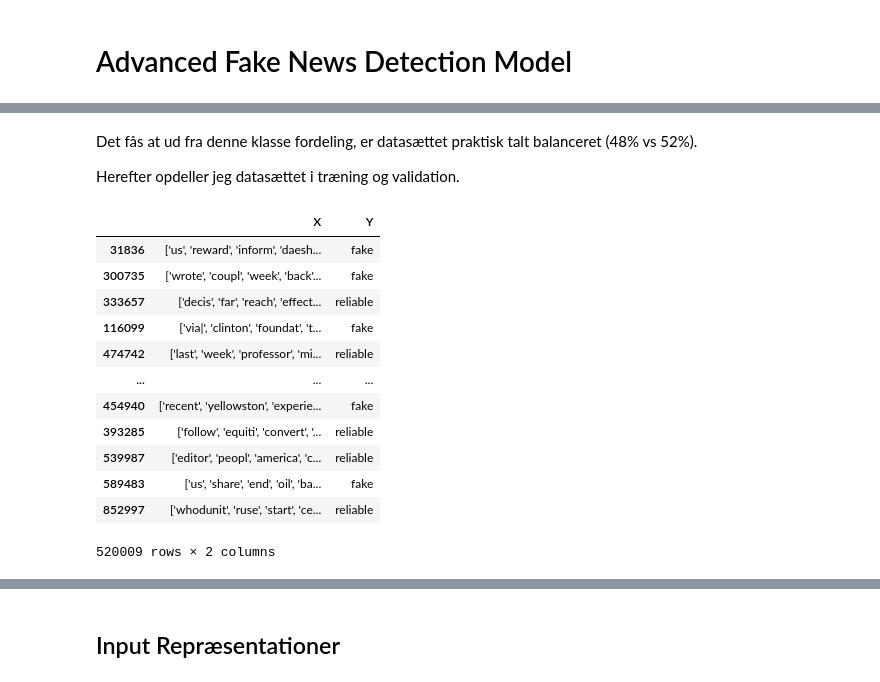
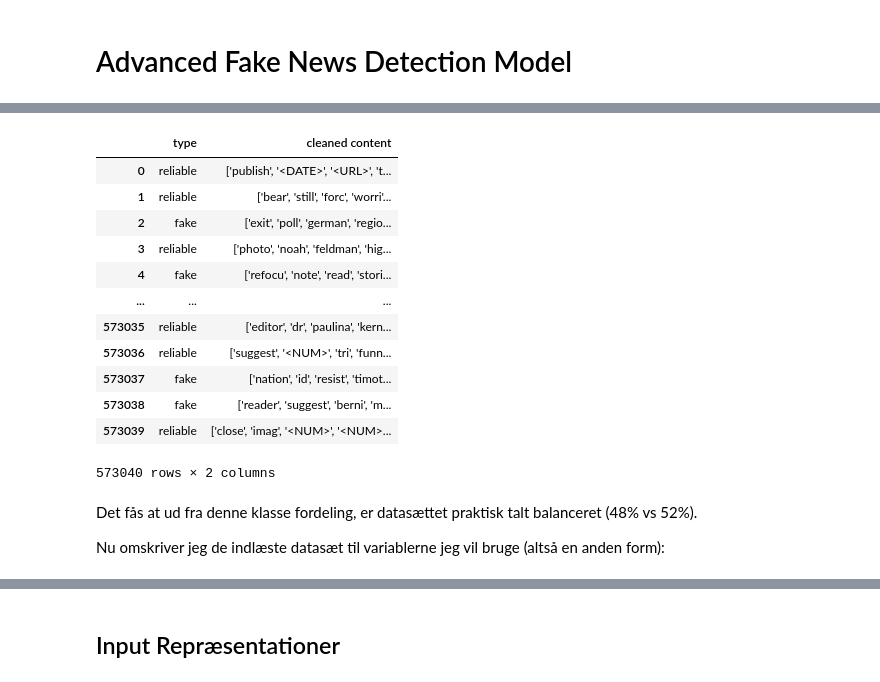
Before and after one commit to Zjt866/GDS-Fake-News-Project, a Jupyter notebook: Advanced Model/Advanced Model development.ipynb, the cells around one changed output, grey strips where cells are left out. Saved outputs shown, nothing was run; the diff lists cells and outputs as text; code cells hidden in the pictures.

```diff
--- a/Advanced Model/Advanced Model development.ipynb
+++ b/Advanced Model/Advanced Model development.ipynb
@@ -42,28 +6,25 @@ dataset
+# %%
+import pandas as pd
+
+Training_Data = pd.read_csv('../Data/Training_dataset.csv', usecols=['type', 'cleaned content'])
+Test_Data = pd.read_csv('../Data/Validation_dataset.csv', usecols=['type', 'cleaned content']) # her menes validation men skrives test ¯\_(ツ)_/¯
+
+Training_Data
+# %% [output]
+|  | type | cleaned content |
+| 0 | reliable | ['publish', '<DATE>', '<URL>', 't... |
+| 1 | reliable | ['bear', 'still', 'forc', 'worri'... |
+| 2 | fake | ['exit', 'poll', 'german', 'regio... |
+| 3 | reliable | ['photo', 'noah', 'feldman', 'hig... |
+| 4 | fake | ['refocu', 'note', 'read', 'stori... |
+| ... | ... | ... |
+| 573035 | reliable | ['editor', 'dr', 'paulina', 'kern... |
+| 573036 | reliable | ['suggest', '<NUM>', 'tri', 'funn... |
+| 573037 | fake | ['nation', 'id', 'resist', 'timot... |
+| 573038 | fake | ['reader', 'suggest', 'berni', 'm... |
+| 573039 | reliable | ['close', 'imag', '<NUM>', '<NUM>... |
+573040 rows × 2 columns
 # %% [markdown]
 Det fås at ud fra denne klasse fordeling, er datasættet praktisk talt balanceret (48% vs 52%).
 
-Herefter opdeller jeg datasættet i træning og validation.
+Nu omskriver jeg de indlæste datasæt til variablerne jeg vil bruge (altså en anden form):
-# %%
-from sklearn.model_selection import train_test_split
-
-# Opdel i trænings- og testdatasæt
-temp = train_test_split(dataset['cleaned content'], dataset['type'], test_size=0.2, random_state=50, stratify=dataset['type'])
-
-Training_Data = pd.DataFrame({'X':temp[0], 'Y':temp[2]})
-Test_Data = pd.DataFrame({'X':temp[1], 'Y':temp[3]})
-
-Training_Data
-# %% [output]
-|  | X | Y |
-| 31836 | ['us', 'reward', 'inform', 'daesh... | fake |
-| 300735 | ['wrote', 'coupl', 'week', 'back'... | fake |
-| 333657 | ['decis', 'far', 'reach', 'effect... | reliable |
-| 116099 | ['via|', 'clinton', 'foundat', 't... | fake |
-| 474742 | ['last', 'week', 'professor', 'mi... | reliable |
-| ... | ... | ... |
-| 454940 | ['recent', 'yellowston', 'experie... | fake |
-| 393285 | ['follow', 'equiti', 'convert', '... | reliable |
-| 539987 | ['editor', 'peopl', 'america', 'c... | reliable |
-| 589483 | ['us', 'share', 'end', 'oil', 'ba... | fake |
-| 852997 | ['whodunit', 'ruse', 'start', 'ce... | reliable |
-520009 rows × 2 columns
```
Also changed, not shown: parts of 33 cells of this notebook.
